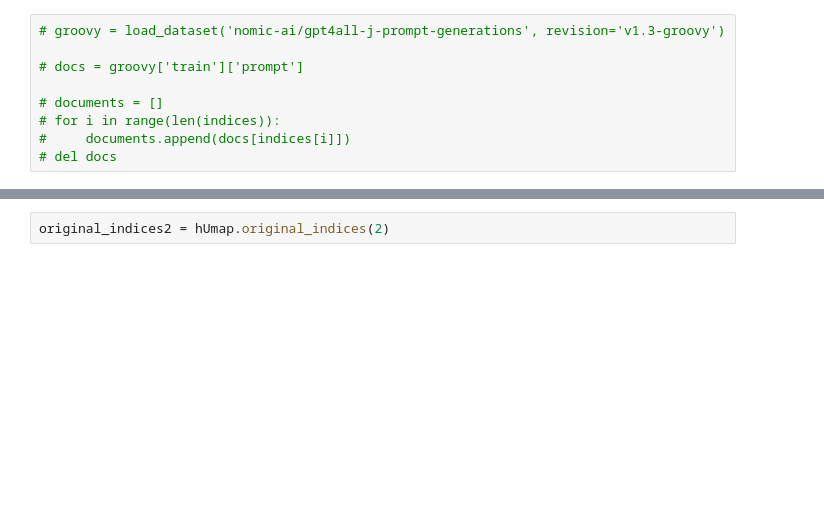
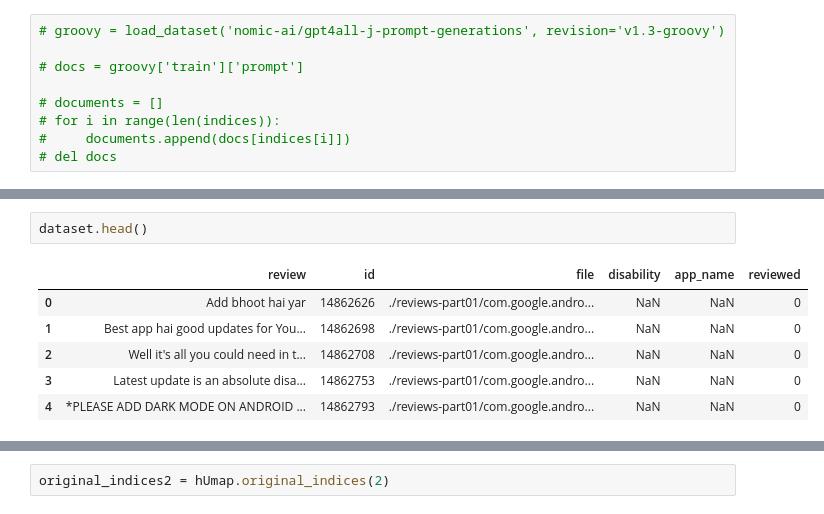
Before and after one commit to wilsonjr/humap, a Jupyter notebook: notebooks/whole-level-embedding.ipynb, the cells around one changed output, grey strips where cells are left out. Saved outputs shown, nothing was run; the diff lists cells and outputs as text; blank space fills up the shorter version.

```diff
--- a/notebooks/whole-level-embedding.ipynb
+++ b/notebooks/whole-level-embedding.ipynb
@@ -40,3 +40,12 @@ N = sentence_embeddings.shape[0]
 sentence_embeddings.shape
 # %% [output]
 (5144462, 384)
+# %%
+dataset.head()
+# %% [output]
+|  | review | id | file | disability | app_name | reviewed |
+| 0 | Add bhoot hai yar | 14862626 | ./reviews-part01/com.google.andro... | NaN | NaN | 0 |
+| 1 | Best app hai good updates for You... | 14862698 | ./reviews-part01/com.google.andro... | NaN | NaN | 0 |
+| 2 | Well it's all you could need in t... | 14862708 | ./reviews-part01/com.google.andro... | NaN | NaN | 0 |
+| 3 | Latest update is an absolute disa... | 14862753 | ./reviews-part01/com.google.andro... | NaN | NaN | 0 |
+| 4 | *PLEASE ADD DARK MODE ON ANDROID ... | 14862793 | ./reviews-part01/com.google.andro... | NaN | NaN | 0 |
```
Also changed, not shown: parts of 26 cells of this notebook, 7 other files.
